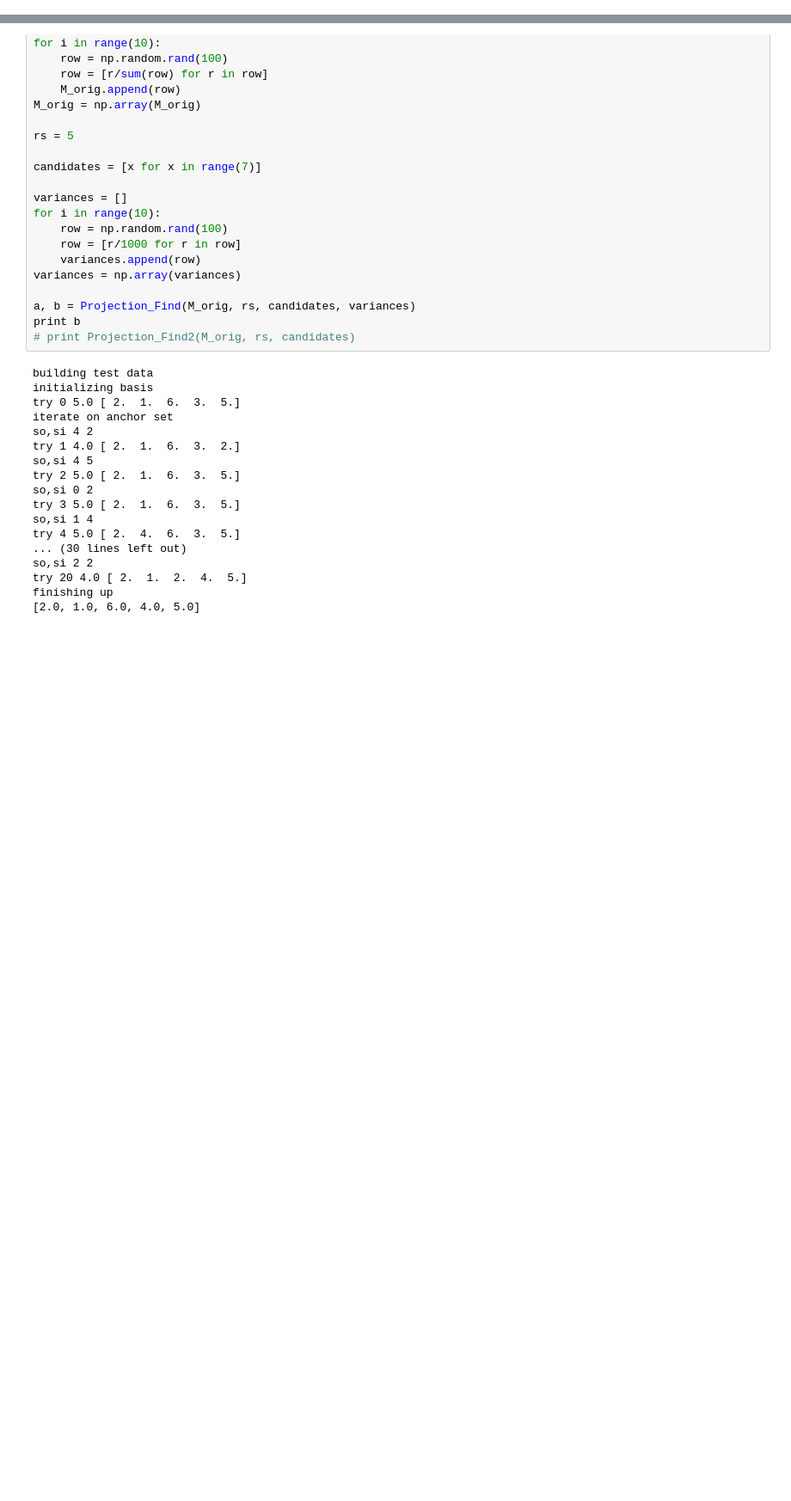
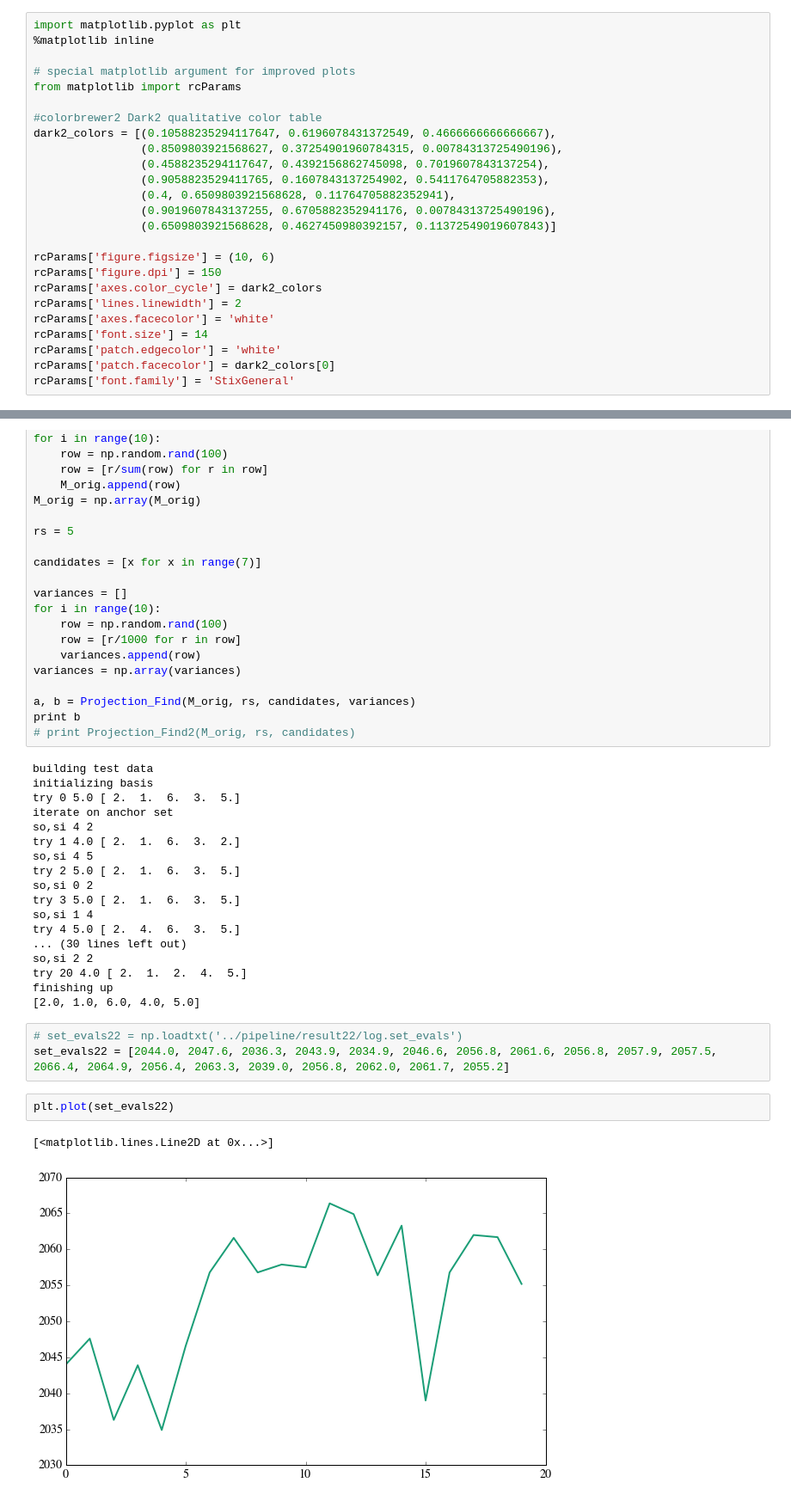
Before and after one commit to jming/thesis, a Jupyter notebook: explore-ipynb/Convex Hull Random.ipynb, the cells around one changed output, grey strips where cells are left out. Shown at 86% size. Drawn from its saved outputs; the diff is of its cells as text; blank space fills up the shorter version.

```diff
--- a/explore-ipynb/Convex Hull Random.ipynb
+++ b/explore-ipynb/Convex Hull Random.ipynb
@@ -5,6 +5,31 @@ import scipy.optimize
 from operator import mul
 from math import sqrt
 import random
+# %%
+import matplotlib.pyplot as plt
+%matplotlib inline
+
+# special matplotlib argument for improved plots
+from matplotlib import rcParams
+
+#colorbrewer2 Dark2 qualitative color table
+dark2_colors = [(0.10588235294117647, 0.6196078431372549, 0.4666666666666667),
+                (0.8509803921568627, 0.37254901960784315, 0.00784313725490196),
+                (0.4588235294117647, 0.4392156862745098, 0.7019607843137254),
+                (0.9058823529411765, 0.1607843137254902, 0.5411764705882353),
+                (0.4, 0.6509803921568628, 0.11764705882352941),
+                (0.9019607843137255, 0.6705882352941176, 0.00784313725490196),
+                (0.6509803921568628, 0.4627450980392157, 0.11372549019607843)]
+
+rcParams['figure.figsize'] = (10, 6)
+rcParams['figure.dpi'] = 150
+rcParams['axes.color_cycle'] = dark2_colors
+rcParams['lines.linewidth'] = 2
+rcParams['axes.facecolor'] = 'white'
+rcParams['font.size'] = 14
+rcParams['patch.edgecolor'] = 'white'
+rcParams['patch.facecolor'] = dark2_colors[0]
+rcParams['font.family'] = 'StixGeneral'
 # %%
 def Projection_Find(M_orig, r, candidates, var):
 
@@ -251,3 +276,11 @@ so,si 2 2
 try 20 4.0 [ 2.  1.  2.  4.  5.]
 finishing up
 [2.0, 1.0, 6.0, 4.0, 5.0]
+# %%
+# set_evals22 = np.loadtxt('../pipeline/result22/log.set_evals')
+set_evals22 = [2044.0, 2047.6, 2036.3, 2043.9, 2034.9, 2046.6, 2056.8, 2061.6, 2056.8, 2057.9, 2057.5, 2066.4, 2064.9, 2056.4, 2063.3, 2039.0, 2056.8, 2062.0, 2061.7, 2055.2]
+# %%
+plt.plot(set_evals22)
+# %% [output]
+[<matplotlib.lines.Line2D at 0x...>]
+[figure, added]
```
Also changed, not shown: parts of 7 cells of this notebook, 30 other files.
